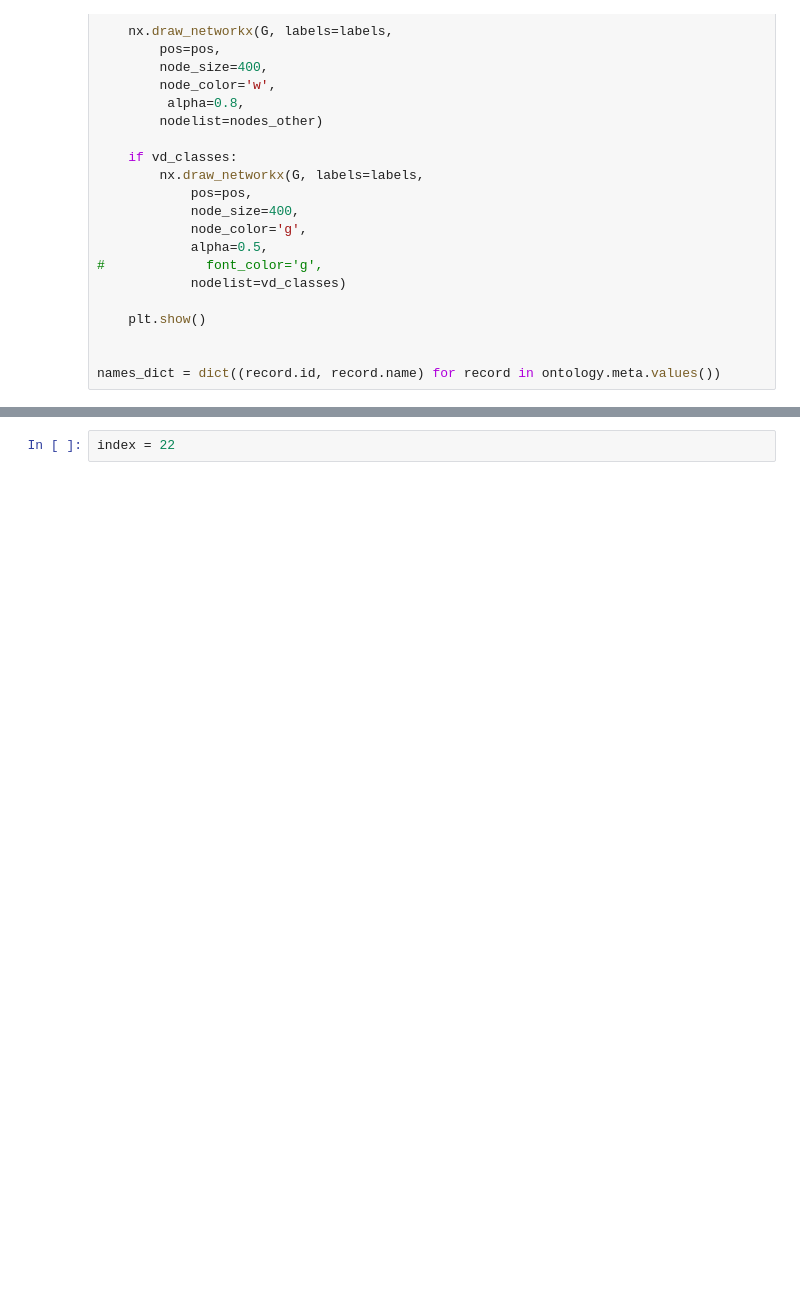
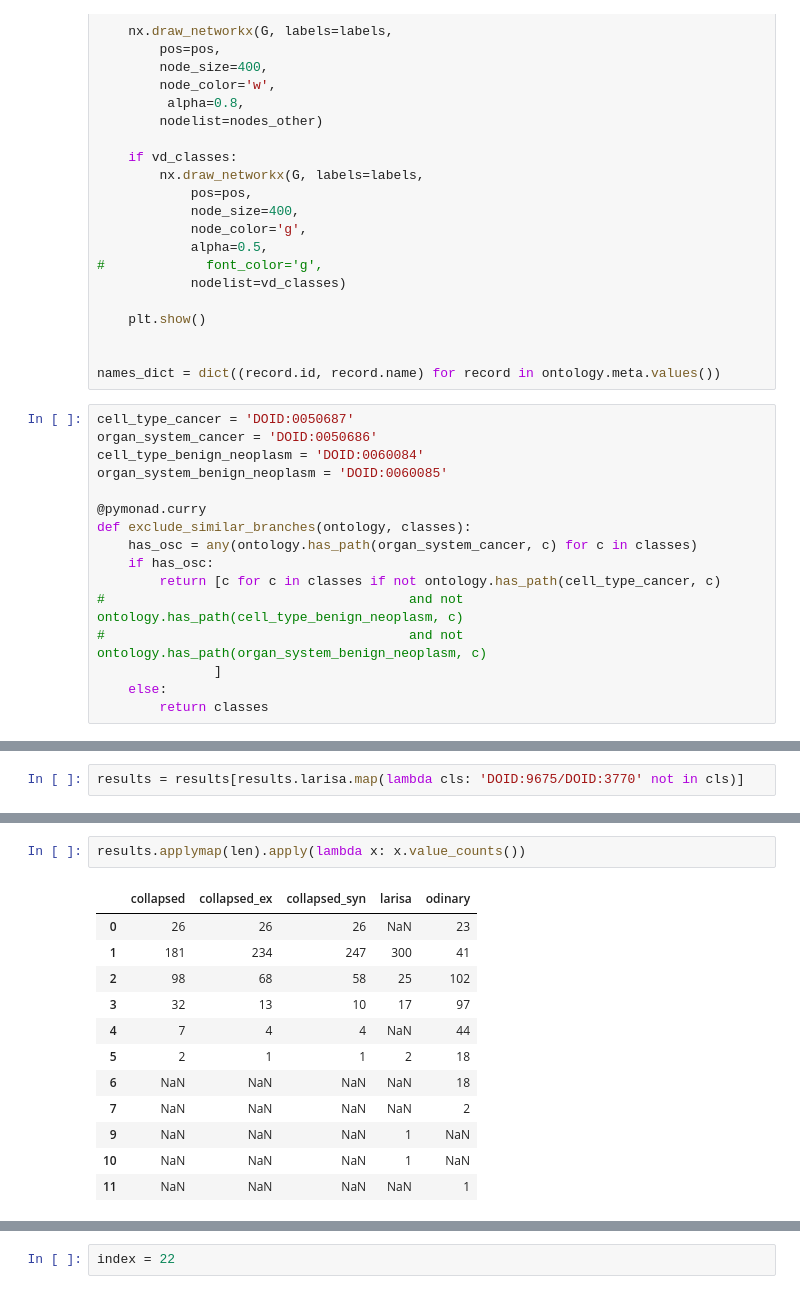
Before and after one commit to lpenguin/python-notebooks, a Jupyter notebook: geo_annotation/disease_graph.ipynb, the cells around one changed output, grey strips where cells are left out. Drawn from its saved outputs; the diff is of its cells as text; blank space fills up the shorter version.

```diff
--- a/geo_annotation/disease_graph.ipynb
+++ b/geo_annotation/disease_graph.ipynb
@@ -167,3 +160,19 @@ def matches_graph(matches, vd_classes=None, figsize=None, prog='neato'):
 
 
 names_dict = dict((record.id, record.name) for record in ontology.meta.values())
+# %%
+cell_type_cancer = 'DOID:0050687'
+organ_system_cancer = 'DOID:0050686'
+cell_type_benign_neoplasm = 'DOID:0060084'
+organ_system_benign_neoplasm = 'DOID:0060085'
+
+@pymonad.curry
+def exclude_similar_branches(ontology, classes):
+    has_osc = any(ontology.has_path(organ_system_cancer, c) for c in classes)
+    if has_osc:
+        return [c for c in classes if not ontology.has_path(cell_type_cancer, c)
+#                                       and not ontology.has_path(cell_type_benign_neoplasm, c)
+#                                       and not ontology.has_path(organ_system_benign_neoplasm, c)
+               ]
+    else:
+        return classes
@@ -198,0 +257,2 @@ Name: 3292, dtype: object
+# %%
+results = results[results.larisa.map(lambda cls: 'DOID:9675/DOID:3770' not in cls)]
@@ -204,0 +325,15 @@ dtype: float64
+# %%
+results.applymap(len).apply(lambda x: x.value_counts())
+# %% [output]
+|  | collapsed | collapsed_ex | collapsed_syn | larisa | odinary |
+| 0 | 26 | 26 | 26 | NaN | 23 |
+| 1 | 181 | 234 | 247 | 300 | 41 |
+| 2 | 98 | 68 | 58 | 25 | 102 |
+| 3 | 32 | 13 | 10 | 17 | 97 |
+| 4 | 7 | 4 | 4 | NaN | 44 |
+| 5 | 2 | 1 | 1 | 2 | 18 |
+| 6 | NaN | NaN | NaN | NaN | 18 |
+| 7 | NaN | NaN | NaN | NaN | 2 |
+| 9 | NaN | NaN | NaN | 1 | NaN |
+| 10 | NaN | NaN | NaN | 1 | NaN |
+| 11 | NaN | NaN | NaN | NaN | 1 |
```
Also changed, not shown: parts of 39 cells of this notebook, 10 other files.
